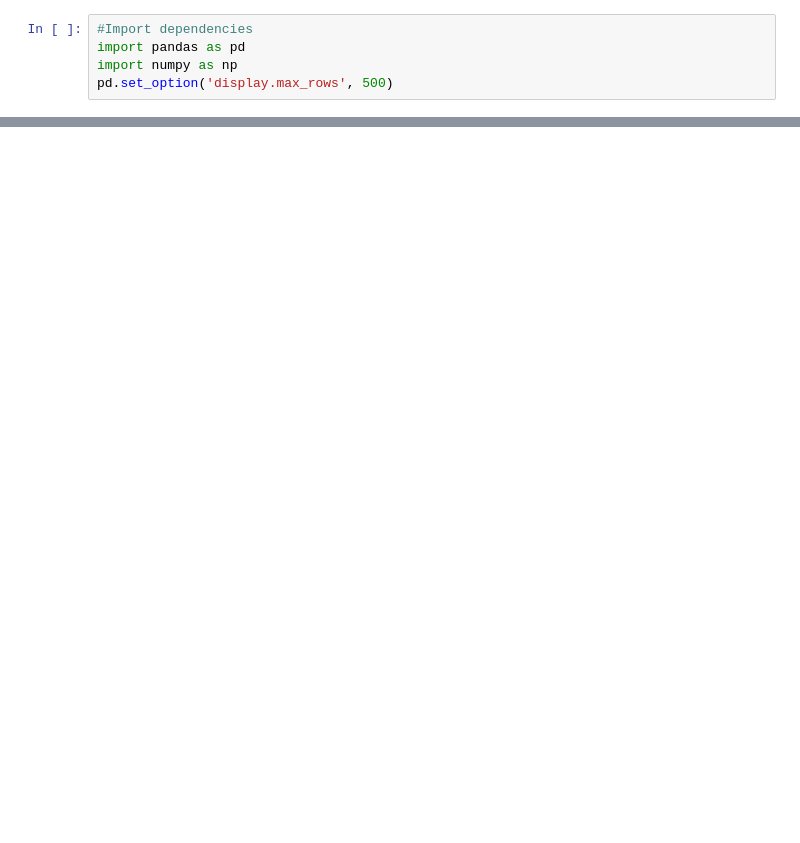
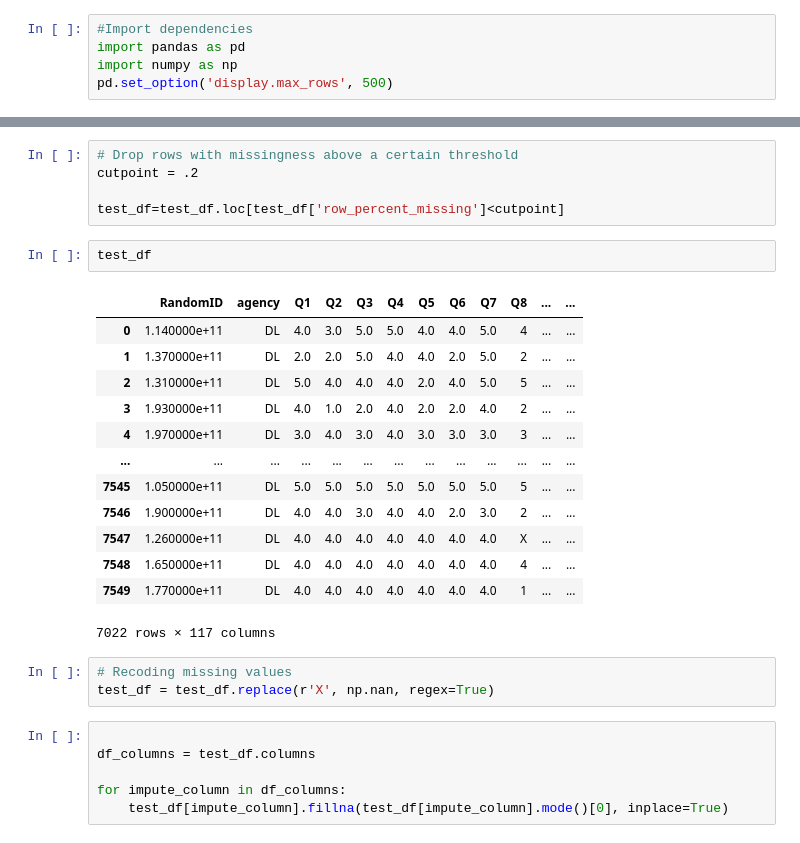
Before and after one commit to SariStormdance/Project_4, a Jupyter notebook: Project_4.ipynb, the cells around one changed output, grey strips where cells are left out. Saved outputs shown, nothing was run; the diff lists cells and outputs as text; blank space fills up the shorter version.

```diff
--- a/Project_4.ipynb
+++ b/Project_4.ipynb
@@ -16,0 +105,30 @@ missing_df
+# %%
+# Drop rows with missingness above a certain threshold
+cutpoint = .2
+
+test_df=test_df.loc[test_df['row_percent_missing']<cutpoint]
+# %%
+test_df
+# %% [output]
+|  | RandomID | agency | Q1 | Q2 | Q3 | Q4 | Q5 | Q6 | Q7 | Q8 | ... | ... |
+| 0 | 1.140000e+11 | DL | 4.0 | 3.0 | 5.0 | 5.0 | 4.0 | 4.0 | 5.0 | 4 | ... | ... |
+| 1 | 1.370000e+11 | DL | 2.0 | 2.0 | 5.0 | 4.0 | 4.0 | 2.0 | 5.0 | 2 | ... | ... |
+| 2 | 1.310000e+11 | DL | 5.0 | 4.0 | 4.0 | 4.0 | 2.0 | 4.0 | 5.0 | 5 | ... | ... |
+| 3 | 1.930000e+11 | DL | 4.0 | 1.0 | 2.0 | 4.0 | 2.0 | 2.0 | 4.0 | 2 | ... | ... |
+| 4 | 1.970000e+11 | DL | 3.0 | 4.0 | 3.0 | 4.0 | 3.0 | 3.0 | 3.0 | 3 | ... | ... |
+| ... | ... | ... | ... | ... | ... | ... | ... | ... | ... | ... | ... | ... |
+| 7545 | 1.050000e+11 | DL | 5.0 | 5.0 | 5.0 | 5.0 | 5.0 | 5.0 | 5.0 | 5 | ... | ... |
+| 7546 | 1.900000e+11 | DL | 4.0 | 4.0 | 3.0 | 4.0 | 4.0 | 2.0 | 3.0 | 2 | ... | ... |
+| 7547 | 1.260000e+11 | DL | 4.0 | 4.0 | 4.0 | 4.0 | 4.0 | 4.0 | 4.0 | X | ... | ... |
+| 7548 | 1.650000e+11 | DL | 4.0 | 4.0 | 4.0 | 4.0 | 4.0 | 4.0 | 4.0 | 4 | ... | ... |
+| 7549 | 1.770000e+11 | DL | 4.0 | 4.0 | 4.0 | 4.0 | 4.0 | 4.0 | 4.0 | 1 | ... | ... |
+7022 rows × 117 columns
+# %%
+# Recoding missing values
+test_df = test_df.replace(r'X', np.nan, regex=True)
+# %%
+
+df_columns = test_df.columns
+
+for impute_column in df_columns:
+    test_df[impute_column].fillna(test_df[impute_column].mode()[0], inplace=True)
```
Also changed, not shown: parts of 16 cells of this notebook, 3 other files.
